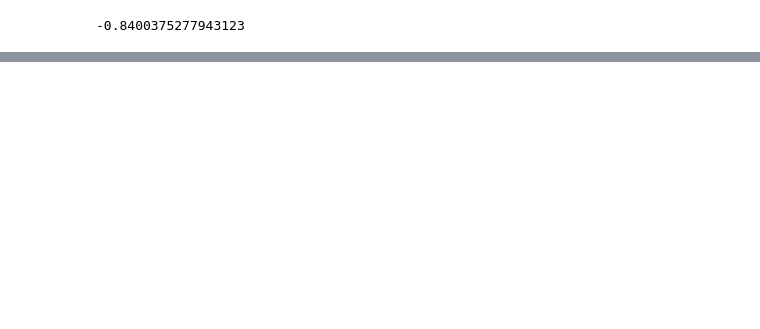
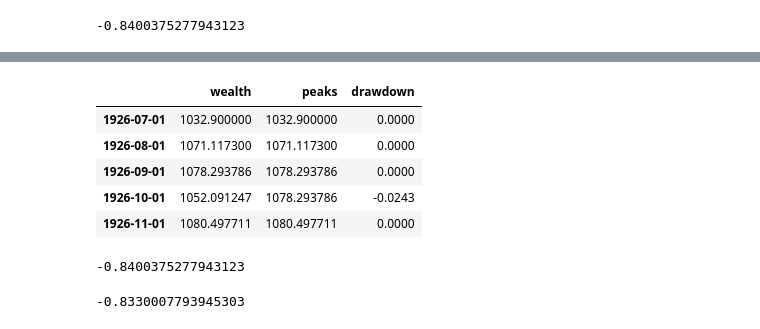
Before and after one commit to TheSmallRaccoon/PortAnalytics---Notes, a Jupyter notebook: MyPractice.ipynb, the cells around one changed output, grey strips where cells are left out. Drawn from its saved outputs; the diff is of its cells as text; code cells hidden in the pictures; blank space fills up the shorter version.

```diff
--- a/MyPractice.ipynb
+++ b/MyPractice.ipynb
@@ -589,0 +635,17 @@ def
+# %%
+drawdown(rets["LargeCap"]).head()
+# %% [output]
+|  | wealth | peaks | drawdown |
+| 1926-07-01 | 1032.900000 | 1032.900000 | 0.0000 |
+| 1926-08-01 | 1071.117300 | 1071.117300 | 0.0000 |
+| 1926-09-01 | 1078.293786 | 1078.293786 | 0.0000 |
+| 1926-10-01 | 1052.091247 | 1078.293786 | -0.0243 |
+| 1926-11-01 | 1080.497711 | 1080.497711 | 0.0000 |
+# %%
+drawdown(rets["LargeCap"])["drawdown"].min()
+# %% [output]
+-0.8400375277943123
+# %%
+drawdown(rets["SmallCap"])["drawdown"].min()
+# %% [output]
+-0.8330007793945303
```
Also changed, not shown: parts of 12 cells of this notebook, 1 other file.
